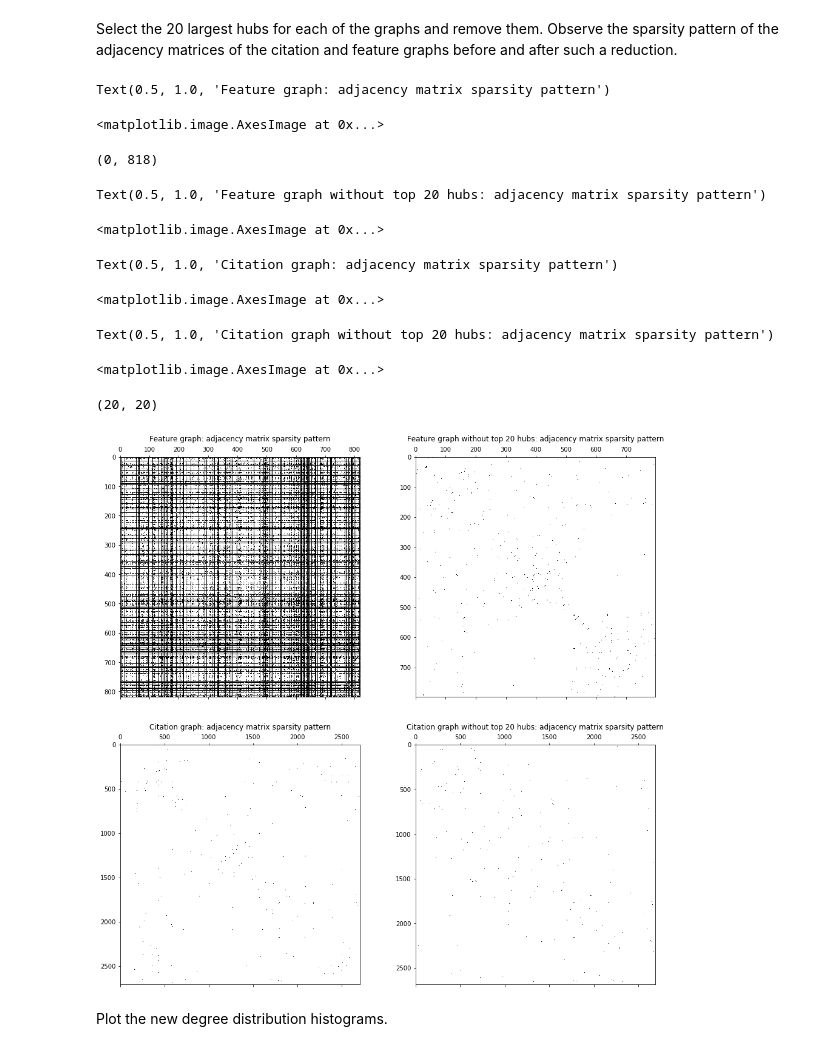
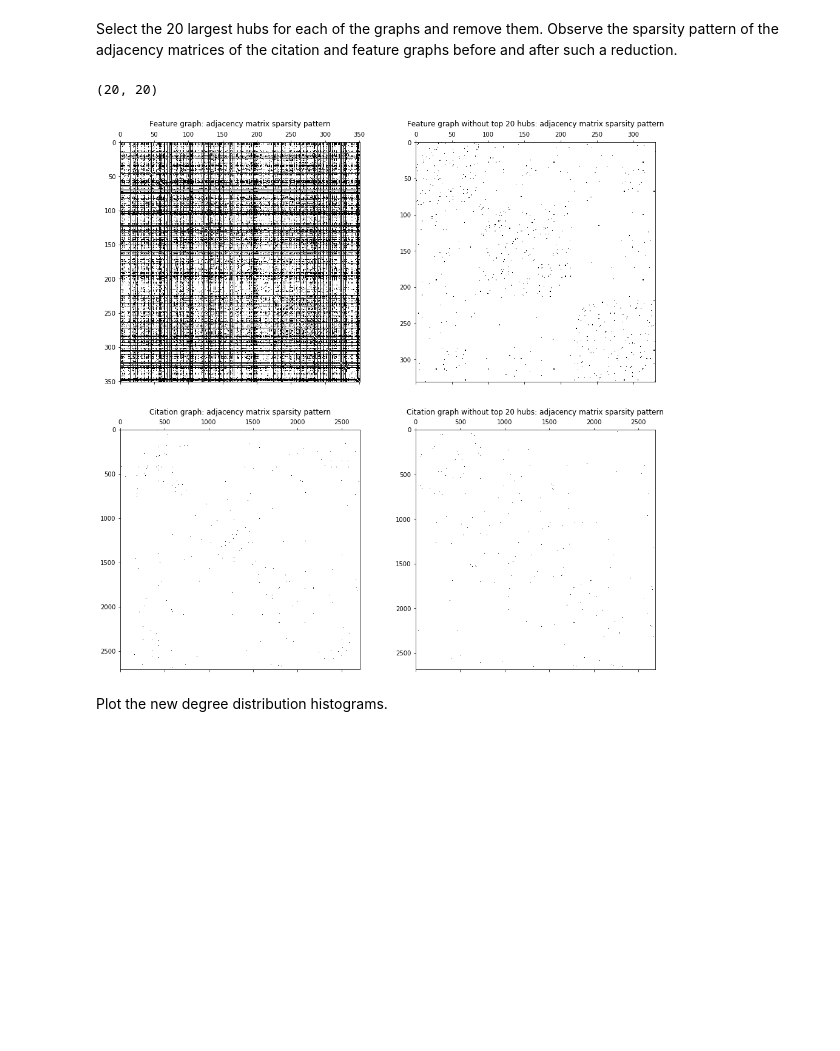
Before and after one commit to alielabridi/NTDS_2019, a Jupyter notebook: assignments/1_network_science-jonas.ipynb, the cells around one changed output. Drawn from its saved outputs; the diff is of its cells as text; code cells hidden in the pictures; blank space fills up the shorter version.

```diff
--- a/assignments/1_network_science-jonas.ipynb
+++ b/assignments/1_network_science-jonas.ipynb
@@ -94,7 +94,7 @@ Select all papers from a field of your choice and store their feature vectors in
 Check its shape.
 # %%
 # Your code here.
-my_field = "Neural_Networks"
+my_field = "Theory"
 my_field_mask = [pd_content["class_label"] == my_field]
 features = np.asarray(pd_content[pd_content["class_label"] == my_field].drop(columns = ["paper_id","class_label"]))
 features.shape
@@ -320,39 +298,30 @@ Select the 20 largest hubs for each of the graphs and remove them. Observe the s
 # %%
 small_node_ind = np.sort(degrees_citation.argsort()[:-20])
 reduced_A_citation = A_citation[:,small_node_ind]
 reduced_A_citation = reduced_A_citation[small_node_ind,:]
 
 small_node_ind = np.sort(degrees_feature.argsort()[:-20])
 reduced_A_feature = A_citation_feat[:,small_node_ind]
 reduced_A_feature = reduced_A_feature[small_node_ind,:]
 
 small_node_ind = np.sort(degrees_citation.argsort()[-20:])
 largestHubs = A_citation[:,small_node_ind]
 largestHubs = largestHubs[small_node_ind,:]
 
 fig, axes = plt.subplots(2, 2, figsize=(16, 16))
-axes[0, 0].set_title('Feature graph: adjacency matrix sparsity pattern')
-axes[0, 0].spy(A_feature);
-axes[0, 0].set_xlim([0,len(A_feature)])
-axes[0, 1].set_title('Feature graph without top 20 hubs: adjacency matrix sparsity pattern')
-axes[0, 1].spy(reduced_A_feature);
-axes[1, 0].set_title('Citation graph: adjacency matrix sparsity pattern')
-axes[1, 0].spy(A_citation);
-axes[1, 1].set_title('Citation graph without top 20 hubs: adjacency matrix sparsity pattern')
-axes[1, 1].spy(reduced_A_citation);
+_=axes[0, 0].set_title('Feature graph: adjacency matrix sparsity pattern')
+_=axes[0, 0].spy(A_feature);
+_=axes[0, 0].set_xlim([0,len(A_feature)])
+_=axes[0, 1].set_title('Feature graph without top 20 hubs: adjacency matrix sparsity pattern')
+_=axes[0, 1].spy(reduced_A_feature);
+_=axes[1, 0].set_title('Citation graph: adjacency matrix sparsity pattern')
+_=axes[1, 0].spy(A_citation);
+_=axes[1, 1].set_title('Citation graph without top 20 hubs: adjacency matrix sparsity pattern')
+_=axes[1, 1].spy(reduced_A_citation);
 largestHubs.shape
 # %% [output]
-Text(0.5, 1.0, 'Feature graph: adjacency matrix sparsity pattern')
+(20, 20)
-<matplotlib.image.AxesImage at 0x...>
-(0, 818)
-Text(0.5, 1.0, 'Feature graph without top 20 hubs: adjacency matrix sparsity pattern')
-<matplotlib.image.AxesImage at 0x...>
-Text(0.5, 1.0, 'Citation graph: adjacency matrix sparsity pattern')
-<matplotlib.image.AxesImage at 0x...>
-Text(0.5, 1.0, 'Citation graph without top 20 hubs: adjacency matrix sparsity pattern')
-<matplotlib.image.AxesImage at 0x...>
-(20, 20)
-[figure, old version]
+[figure, new version]
 # %% [markdown]
 Plot the new degree distribution histograms.
 # %%
```
Also changed, not shown: parts of 27 cells of this notebook.
